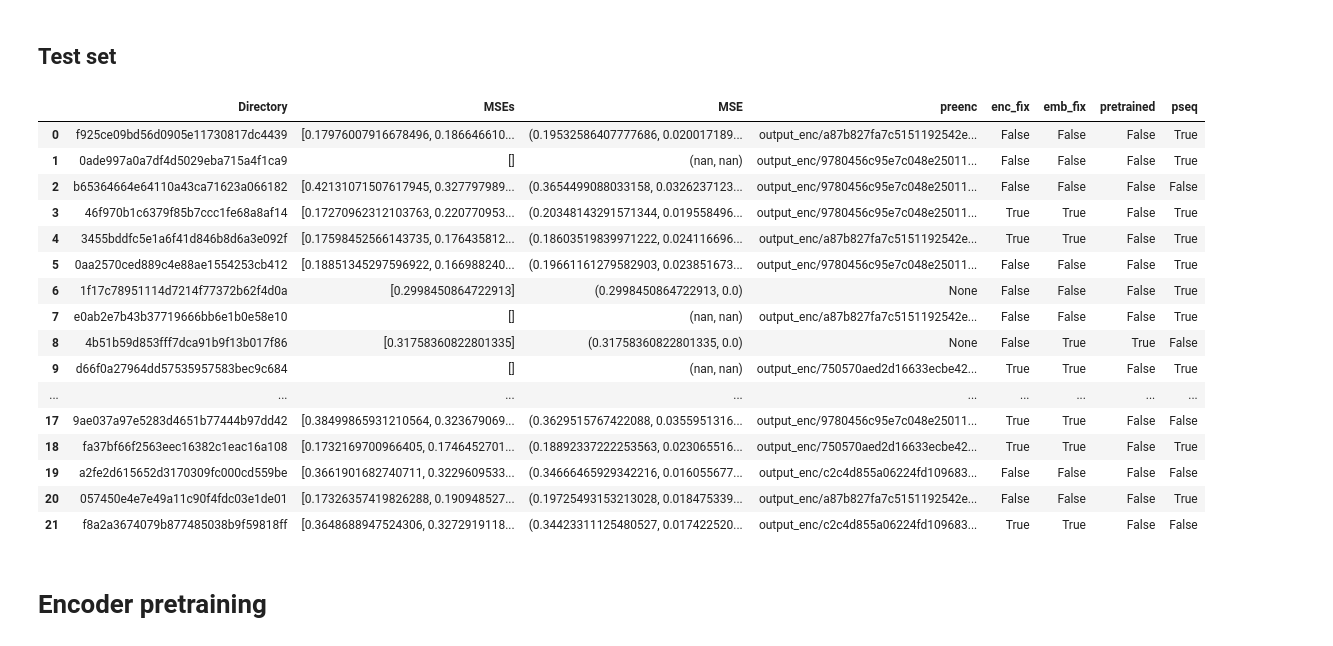
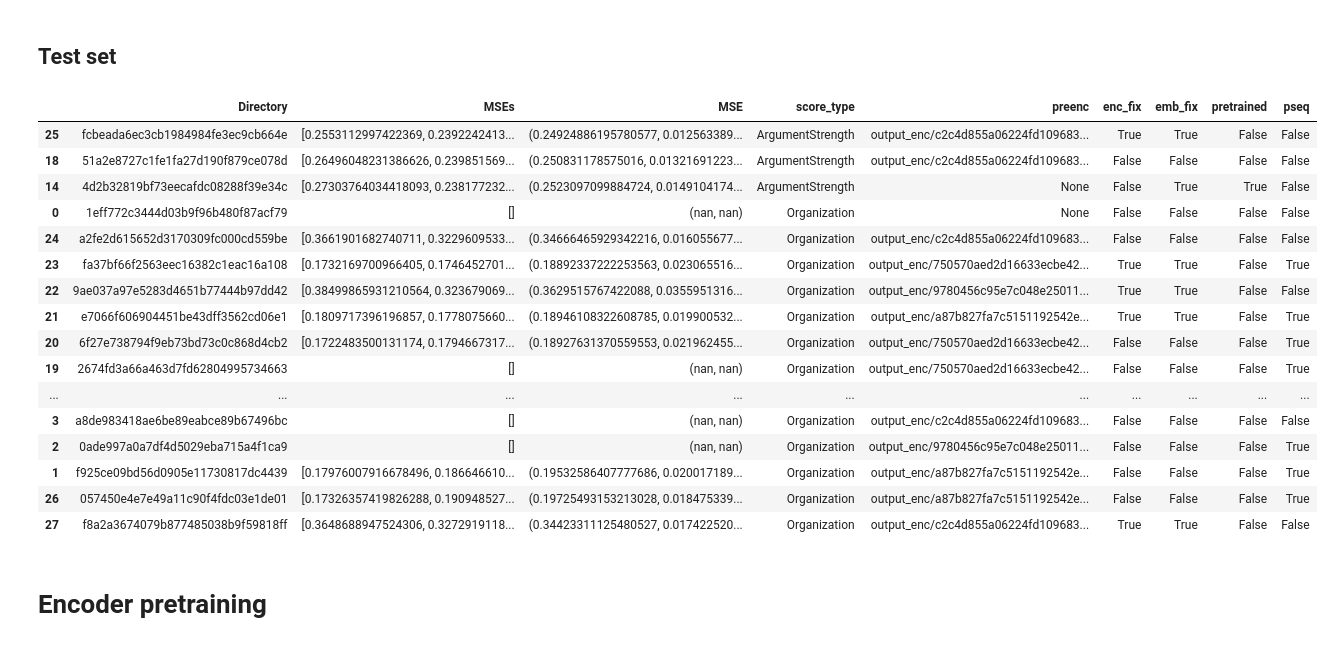
Before and after one commit to FarjanaSultanaMim/DiscoShuffle, a Jupyter notebook: jpnb/experiment.ipynb, the cells around one changed output. Drawn from its saved outputs; the diff is of its cells as text; code cells hidden in the pictures.

```diff
--- a/jpnb/experiment.ipynb
+++ b/jpnb/experiment.ipynb
@@ -72,42 +72,46 @@ df[cols].sort_values(by="Time", ascending=False)
 # %%
 # Gather all results.
 results = []
 
 for d in glob.glob("../output/*"):
     if not os.path.exists(os.path.join(d, "param.txt")):
         continue
 
     prm = dict([p.strip().split("=", 1) for p in open(os.path.join(d, "param.txt"))])
 
     p = [json.load(open(os.path.join(d, "prediction_f{}.json".format(i)))) for i in range(5) if os.path.exists(os.path.join(d, "prediction_f{}.json".format(i)))]
     p = np.array([x["MSE"] for x in p])
 
     prm["Directory"] = os.path.basename(d)
     prm["MSEs"] = p
     prm["MSE"] = p.mean(), p.std()
 
+    if "score_type" not in prm:
+        prm["score_type"] = "Organization"
+
     results += [prm]
 
 df = pd.DataFrame(results)
-df[["Directory", "MSEs", "MSE", "preenc", "enc_fix", "emb_fix", "pretrained", "pseq"]]
+df = df.sort_values(by="score_type")
+df[["Directory", "MSEs", "MSE", "score_type", "preenc", "enc_fix", "emb_fix", "pretrained", "pseq"]]
 # %% [output]
-|  | Directory | MSEs | MSE | preenc | enc_fix | emb_fix | pretrained | pseq |
-| 0 | f925ce09bd56d0905e11730817dc4439 | [0.17976007916678496, 0.186646610... | (0.19532586407777686, 0.020017189... | output_enc/a87b827fa7c5151192542e... | False | False | False | True |
-| 1 | 0ade997a0a7df4d5029eba715a4f1ca9 | [] | (nan, nan) | output_enc/9780456c95e7c048e25011... | False | False | False | True |
-| 2 | b65364664e64110a43ca71623a066182 | [0.42131071507617945, 0.327797989... | (0.3654499088033158, 0.0326237123... | output_enc/9780456c95e7c048e25011... | False | False | False | False |
-| 3 | 46f970b1c6379f85b7ccc1fe68a8af14 | [0.17270962312103763, 0.220770953... | (0.20348143291571344, 0.019558496... | output_enc/9780456c95e7c048e25011... | True | True | False | True |
-| 4 | 3455bddfc5e1a6f41d846b8d6a3e092f | [0.17598452566143735, 0.176435812... | (0.18603519839971222, 0.024116696... | output_enc/a87b827fa7c5151192542e... | True | True | False | True |
-| 5 | 0aa2570ced889c4e88ae1554253cb412 | [0.18851345297596922, 0.166988240... | (0.19661161279582903, 0.023851673... | output_enc/9780456c95e7c048e25011... | False | False | False | True |
-| 6 | 1f17c78951114d7214f77372b62f4d0a | [0.2998450864722913] | (0.2998450864722913, 0.0) | None | False | False | False | True |
-| 7 | e0ab2e7b43b37719666bb6e1b0e58e10 | [] | (nan, nan) | output_enc/a87b827fa7c5151192542e... | False | False | False | True |
-| 8 | 4b51b59d853fff7dca91b9f13b017f86 | [0.31758360822801335] | (0.31758360822801335, 0.0) | None | False | True | True | False |
-| 9 | d66f0a27964dd57535957583bec9c684 | [] | (nan, nan) | output_enc/750570aed2d16633ecbe42... | True | True | False | True |
-| ... | ... | ... | ... | ... | ... | ... | ... | ... |
-| 17 | 9ae037a97e5283d4651b77444b97dd42 | [0.38499865931210564, 0.323679069... | (0.3629515767422088, 0.0355951316... | output_enc/9780456c95e7c048e25011... | True | True | False | False |
-| 18 | fa37bf66f2563eec16382c1eac16a108 | [0.1732169700966405, 0.1746452701... | (0.18892337222253563, 0.023065516... | output_enc/750570aed2d16633ecbe42... | True | True | False | True |
-| 19 | a2fe2d615652d3170309fc000cd559be | [0.3661901682740711, 0.3229609533... | (0.34666465929342216, 0.016055677... | output_enc/c2c4d855a06224fd109683... | False | False | False | False |
-| 20 | 057450e4e7e49a11c90f4fdc03e1de01 | [0.17326357419826288, 0.190948527... | (0.19725493153213028, 0.018475339... | output_enc/a87b827fa7c5151192542e... | False | False | False | True |
-| 21 | f8a2a3674079b877485038b9f59818ff | [0.3648688947524306, 0.3272919118... | (0.34423311125480527, 0.017422520... | output_enc/c2c4d855a06224fd109683... | True | True | False | False |
+|  | Directory | MSEs | MSE | score_type | preenc | enc_fix | emb_fix | pretrained | pseq |
+| 25 | fcbeada6ec3cb1984984fe3ec9cb664e | [0.2553112997422369, 0.2392242413... | (0.24924886195780577, 0.012563389... | ArgumentStrength | output_enc/c2c4d855a06224fd109683... | True | True | False | False |
+| 18 | 51a2e8727c1fe1fa27d190f879ce078d | [0.26496048231386626, 0.239851569... | (0.250831178575016, 0.01321691223... | ArgumentStrength | output_enc/c2c4d855a06224fd109683... | False | False | False | False |
+| 14 | 4d2b32819bf73eecafdc08288f39e34c | [0.27303764034418093, 0.238177232... | (0.2523097099884724, 0.0149104174... | ArgumentStrength | None | False | True | True | False |
+| 0 | 1eff772c3444d03b9f96b480f87acf79 | [] | (nan, nan) | Organization | None | False | False | False | False |
+| 24 | a2fe2d615652d3170309fc000cd559be | [0.3661901682740711, 0.3229609533... | (0.34666465929342216, 0.016055677... | Organization | output_enc/c2c4d855a06224fd109683... | False | False | False | False |
+| 23 | fa37bf66f2563eec16382c1eac16a108 | [0.1732169700966405, 0.1746452701... | (0.18892337222253563, 0.023065516... | Organization | output_enc/750570aed2d16633ecbe42... | True | True | False | True |
+| 22 | 9ae037a97e5283d4651b77444b97dd42 | [0.38499865931210564, 0.323679069... | (0.3629515767422088, 0.0355951316... | Organization | output_enc/9780456c95e7c048e25011... | True | True | False | False |
+| 21 | e7066f606904451be43dff3562cd06e1 | [0.1809717396196857, 0.1778075660... | (0.18946108322608785, 0.019900532... | Organization | output_enc/a87b827fa7c5151192542e... | True | True | False | True |
+| 20 | 6f27e738794f9eb73bd73c0c868d4cb2 | [0.1722483500131174, 0.1794667317... | (0.18927631370559553, 0.021962455... | Organization | output_enc/750570aed2d16633ecbe42... | False | False | False | True |
+| 19 | 2674fd3a66a463d7fd62804995734663 | [] | (nan, nan) | Organization | output_enc/750570aed2d16633ecbe42... | False | False | False | True |
+| ... | ... | ... | ... | ... | ... | ... | ... | ... | ... |
+| 3 | a8de983418ae6be89eabce89b67496bc | [] | (nan, nan) | Organization | output_enc/c2c4d855a06224fd109683... | False | False | False | False |
+| 2 | 0ade997a0a7df4d5029eba715a4f1ca9 | [] | (nan, nan) | Organization | output_enc/9780456c95e7c048e25011... | False | False | False | True |
+| 1 | f925ce09bd56d0905e11730817dc4439 | [0.17976007916678496, 0.186646610... | (0.19532586407777686, 0.020017189... | Organization | output_enc/a87b827fa7c5151192542e... | False | False | False | True |
+| 26 | 057450e4e7e49a11c90f4fdc03e1de01 | [0.17326357419826288, 0.190948527... | (0.19725493153213028, 0.018475339... | Organization | output_enc/a87b827fa7c5151192542e... | False | False | False | True |
+| 27 | f8a2a3674079b877485038b9f59818ff | [0.3648688947524306, 0.3272919118... | (0.34423311125480527, 0.017422520... | Organization | output_enc/c2c4d855a06224fd109683... | True | True | False | False |
 # %%
 tn16pn10_pre_sentshuf_finetune = "0cb7a2429b6cc73297413c20570c824f"
 tn16pn10_pre_sentshuf_nofinetune = "752aa6160e706a6ffe0f91a1e423b40a"
```
Also changed, not shown: 4 other files.
